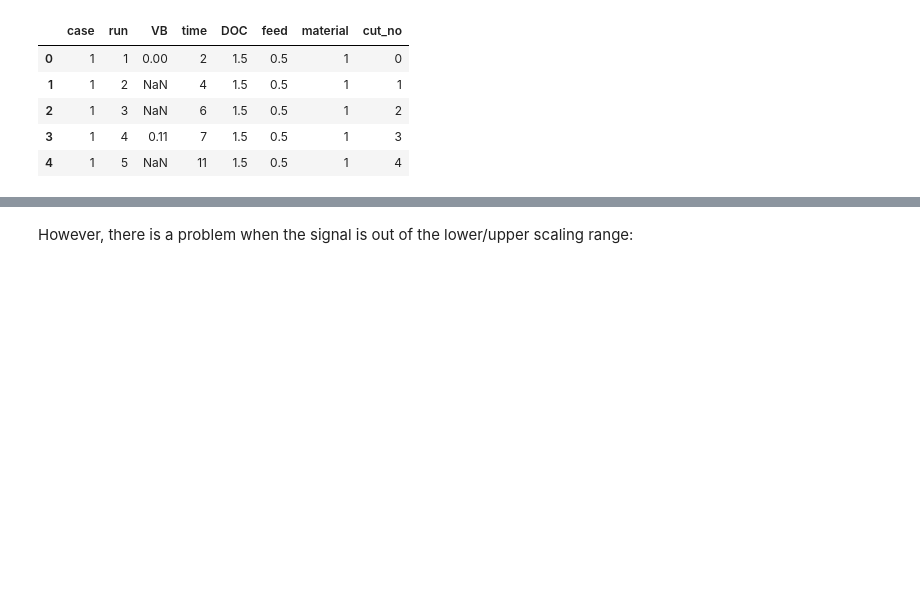
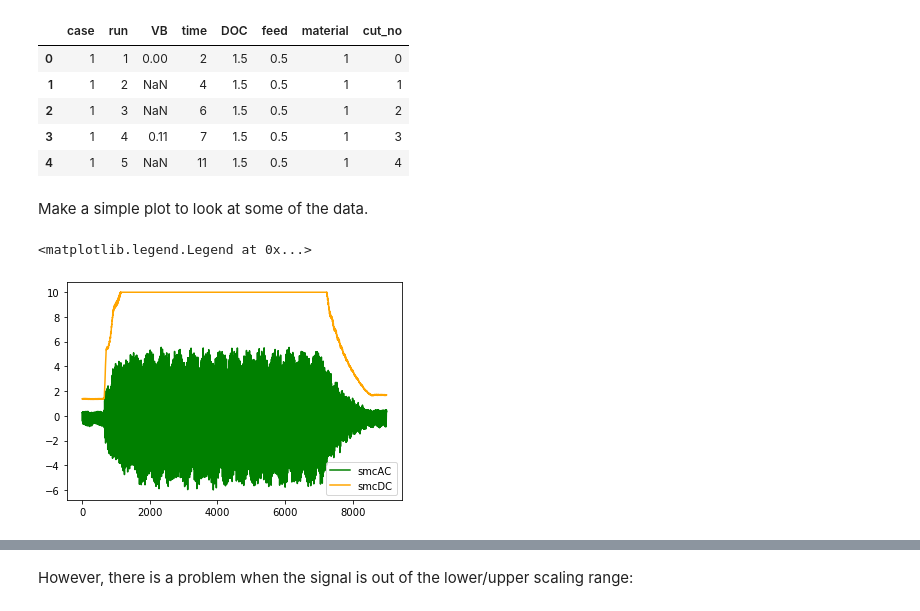
Before and after one commit to tvhahn/ml-tool-wear, a Jupyter notebook: 1.0-data-pipeline.ipynb, the cells around one changed output, grey strips where cells are left out. Drawn from its saved outputs; the diff is of its cells as text; code cells hidden in the pictures; blank space fills up the shorter version.

Commit message:
updated with data exploration

```diff
--- a/1.0-data-pipeline.ipynb
+++ b/1.0-data-pipeline.ipynb
@@ -21,0 +20,5 @@ import zipfile
+# %%
+cwd = Path.cwd() # current working directory
+
+folder_raw_data = Path('data/raw/') # raw data folder that holds the .zip .mat files for milling data
+folder_processed_data = Path('data/processed') # processed data folder
@@ -21,0 +49,10 @@ import zipfile
+# %%
+# extract mill.mat from the zip file
+with zipfile.ZipFile(folder_raw_data / 'mill.zip', 'r') as zip_ref:
+    zip_ref.extractall(folder_raw_data)
+
+# load the data from the matlab file
+m = sio.loadmat(folder_raw_data / 'mill.mat',struct_as_record=True)
+
+# store the 'mill' data in a seperate np array
+data = m['mill']
@@ -64,3 +105,15 @@ df_labels.head()
 | 2 | 1 | 3 | NaN | 6 | 1.5 | 0.5 | 1 | 2 |
 | 3 | 1 | 4 | 0.11 | 7 | 1.5 | 0.5 | 1 | 3 |
 | 4 | 1 | 5 | NaN | 11 | 1.5 | 0.5 | 1 | 4 |
+# %% [markdown]
+Make a simple plot to look at some of the data.
+# %%
+fig, ax = plt.subplots()
+
+ax.plot(data[0,166]['smcAC'],'g-',label='smcAC')
+ax.plot(data[0,166]['smcDC'],color='orange',label='smcDC')
+
+plt.legend()
+# %% [output]
+<matplotlib.legend.Legend at 0x...>
+[figure, added]
```
Also changed, not shown: parts of 18 cells of this notebook, 2 other files.
